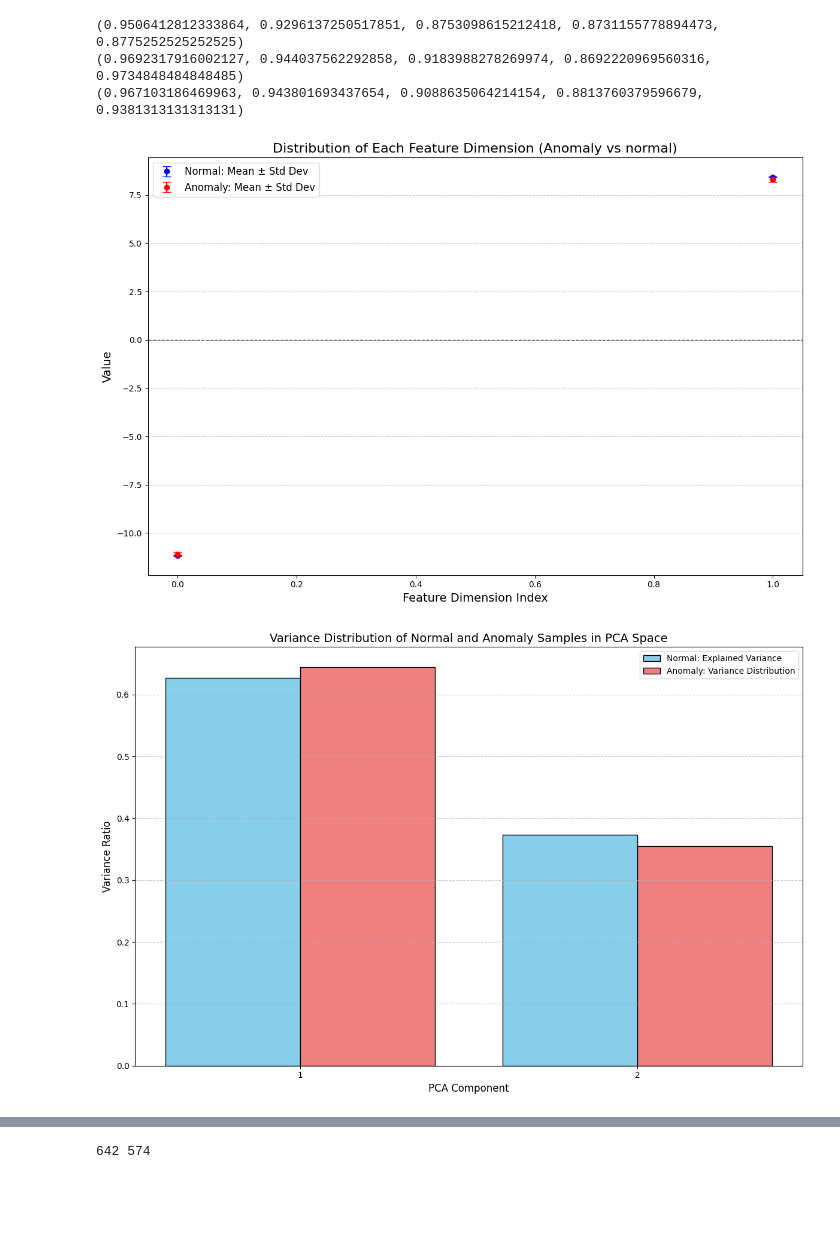
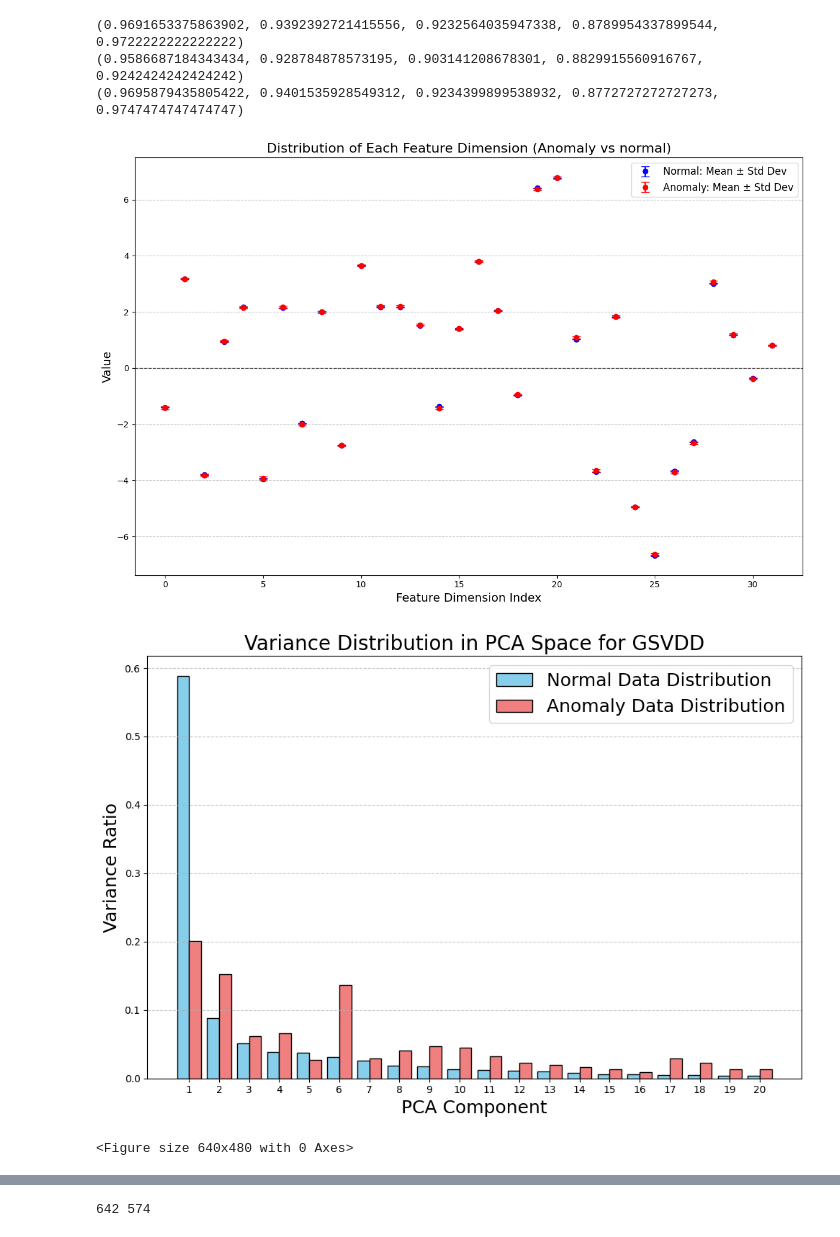
Before and after one commit to jamesyang7/M-SVDD, a Jupyter notebook: test-new-gaussian.ipynb, the cells around one changed output, grey strips where cells are left out. Drawn from its saved outputs; the diff is of its cells as text; code cells hidden in the pictures; blank space fills up the shorter version.

```diff
--- a/test-new-gaussian.ipynb
+++ b/test-new-gaussian.ipynb
@@ -31,11 +31,11 @@ real_imu = '/home/iot/collision_detect/new_data/imu_np/Normal_train'
 
 
 workers = 4
-feature_dim = 2
+feature_dim = 32
 batchsize = 64
 use_attention = 1
 
-checkpoint_path = f'/home/iot/GSVDD/output/test/model_4'
+checkpoint_path = f'/home/iot/GSVDD/output/test/model_32_29_final'
 # checkpoint_path = f'/home/iot/collision_detect/output/Gaussian_audio/model_19'
 device = torch.device('cuda' if torch.cuda.is_available() else 'cpu')
 print(device)
@@ -615,9 +554,9 @@ print(eval_metrics_svdd[:-2])
 print(eval_metrics_recons[:-2])
 print(eval_metrics_all[:-2])
 # %% [output]
-(0.9506412812333864, 0.9296137250517851, 0.8753098615212418, 0.8731155778894473, 0.8775252525252525)
-(0.9692317916002127, 0.944037562292858, 0.9183988278269974, 0.8692220969560316, 0.9734848484848485)
-(0.967103186469963, 0.943801693437654, 0.9088635064214154, 0.8813760379596679, 0.9381313131313131)
+(0.9691653375863902, 0.9392392721415556, 0.9232564035947338, 0.8789954337899544, 0.9722222222222222)
+(0.9586687184343434, 0.928784878573195, 0.903141208678301, 0.8829915560916767, 0.9242424242424242)
+(0.9695879435805422, 0.9401535928549312, 0.9234399899538932, 0.8772727272727273, 0.9747474747474747)
 # %%
 np_z_train = np.array(total_z_train)
 np_z_val = np.array(total_z_val)
@@ -669,7 +608,7 @@ plt.tight_layout()
 # Show plot
 plt.show()
 # %% [output]
-[figure, old version]
+[figure, new version]
 # %%
 # l2_dist_val_mean = np.sqrt(np.sum((np_z_val - real_means) ** 2, axis=1))  # Shape: (n,)
 # l2_dist_train_mean = np.sqrt(np.sum((np_z_train - real_means) ** 2, axis=1))  # Shape: (n,)
@@ -706,41 +645,43 @@ normal_features = total_z_train
 anomaly_features = total_z_val
 
 # Step 1: Fit PCA on normal features
-pca = PCA(n_components=2)
+pca = PCA(n_components=20)
 pca.fit(normal_features)
 
 # Step 2: Get the explained variance ratio for normal features
 explained_variance_ratio = pca.explained_variance_ratio_
 
 # Step 3: Transform both normal and anomaly features into the PCA space
 normal_pca_projection = pca.transform(normal_features)
 anomaly_pca_projection = pca.transform(anomaly_features)
 
 # Step 4: Calculate variances for normal and anomaly projections in PCA space
 normal_variances = np.var(normal_pca_projection, axis=0)
 anomaly_variances = np.var(anomaly_pca_projection, axis=0)
 
 # Step 5: Plot the explained variance and anomaly variances
-plt.figure(figsize=(12, 8))
+plt.figure(figsize=(10, 7))
 
 # Bar plot for normal feature explained variance
 x = np.arange(1, len(explained_variance_ratio) + 1)  # Component indices
-plt.bar(x - 0.2, explained_variance_ratio, width=0.4, color='skyblue', edgecolor='black', label='Normal: Explained Variance')
+plt.bar(x - 0.2, explained_variance_ratio, width=0.4, color='skyblue', edgecolor='black', label='Normal Data Distribution')
 
 # Bar plot for anomaly feature variances
-plt.bar(x + 0.2, anomaly_variances / np.sum(anomaly_variances), width=0.4, color='lightcoral', edgecolor='black', label='Anomaly: Variance Distribution')
+plt.bar(x + 0.2, anomaly_variances / np.sum(anomaly_variances), width=0.4, color='lightcoral', edgecolor='black', label='Anomaly Data Distribution')
 
 # Add labels and title
-plt.title("Variance Distribution of Normal and Anomaly Samples in PCA Space", fontsize=14)
-plt.xlabel("PCA Component", fontsize=12)
-plt.ylabel("Variance Ratio", fontsize=12)
+plt.title("Variance Distribution in PCA Space for GSVDD", fontsize=20)
+plt.xlabel("PCA Component", fontsize=18)
+plt.ylabel("Variance Ratio", fontsize=18)
 plt.xticks(x)  # Ensure each component is labeled
-plt.legend(fontsize=10)
+plt.legend(fontsize=18)
 plt.grid(axis='y', linestyle='--', alpha=0.7)
 plt.tight_layout()
 
 # Show the plot
 plt.show()
+plt.savefig("pca_ours", bbox_inches='tight', pad_inches=0, dpi=300)
 # %% [output]
-[figure, old version]
+[figure, new version]
+<Figure size 640x480 with 0 Axes>
 # %%
```
Also changed, not shown: parts of 21 cells of this notebook, 4 other files.
